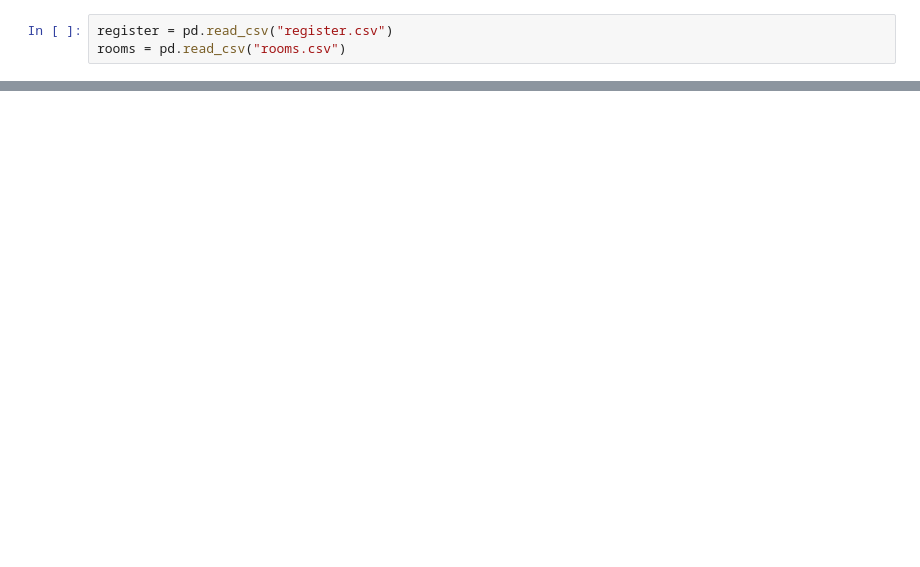
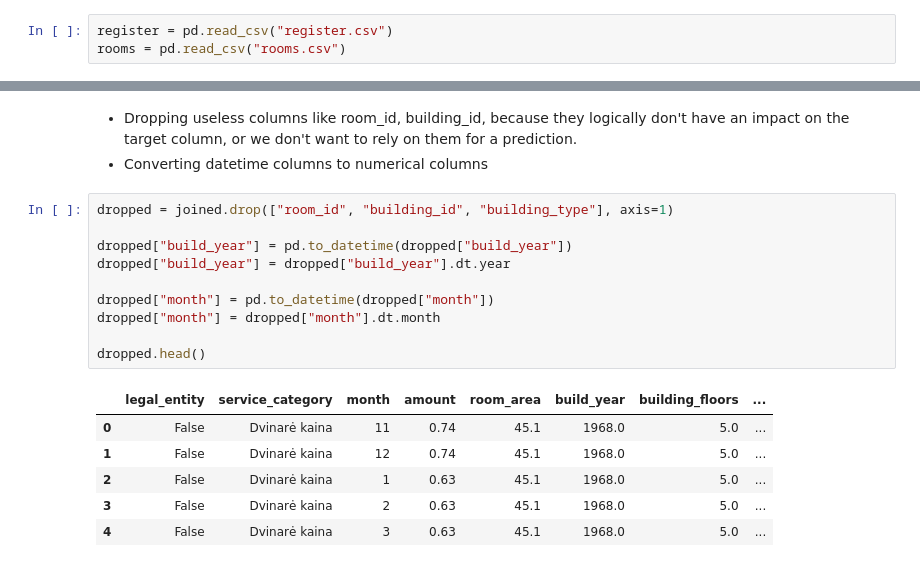
Before and after one commit to ZygimantasM/siauliu_energija_data_analysis, a Jupyter notebook: modeling.ipynb, the cells around one changed output, grey strips where cells are left out. Cells and saved outputs as stored; diff of their text form; blank space fills up the shorter version.

```diff
--- a/modeling.ipynb
+++ b/modeling.ipynb
@@ -140,0 +31,20 @@ KeyboardInterrupt:
+# %% [markdown]
+- Dropping useless columns like room_id, building_id, because they logically don't have an impact on the target column, or we don't want to rely on them for a prediction.
+- Converting datetime columns to numerical columns
+# %%
+dropped = joined.drop(["room_id", "building_id", "building_type"], axis=1)
+
+dropped["build_year"] = pd.to_datetime(dropped["build_year"])
+dropped["build_year"] = dropped["build_year"].dt.year
+
+dropped["month"] = pd.to_datetime(dropped["month"])
+dropped["month"] = dropped["month"].dt.month
+
+dropped.head()
+# %% [output]
+|  | legal_entity | service_category | month | amount | room_area | build_year | building_floors | ... |
+| 0 | False | Dvinarė kaina | 11 | 0.74 | 45.1 | 1968.0 | 5.0 | ... |
+| 1 | False | Dvinarė kaina | 12 | 0.74 | 45.1 | 1968.0 | 5.0 | ... |
+| 2 | False | Dvinarė kaina | 1 | 0.63 | 45.1 | 1968.0 | 5.0 | ... |
+| 3 | False | Dvinarė kaina | 2 | 0.63 | 45.1 | 1968.0 | 5.0 | ... |
+| 4 | False | Dvinarė kaina | 3 | 0.63 | 45.1 | 1968.0 | 5.0 | ... |
```
Also changed, not shown: parts of 45 cells of this notebook.
